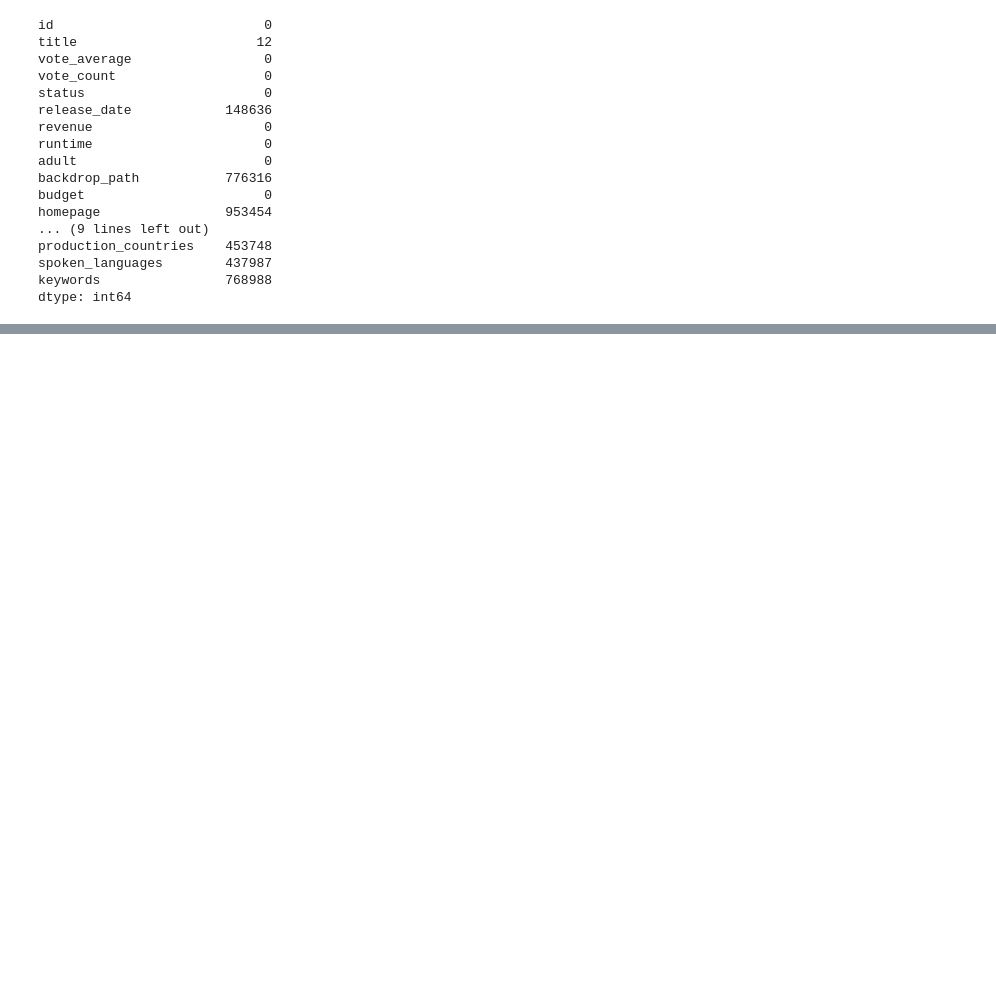
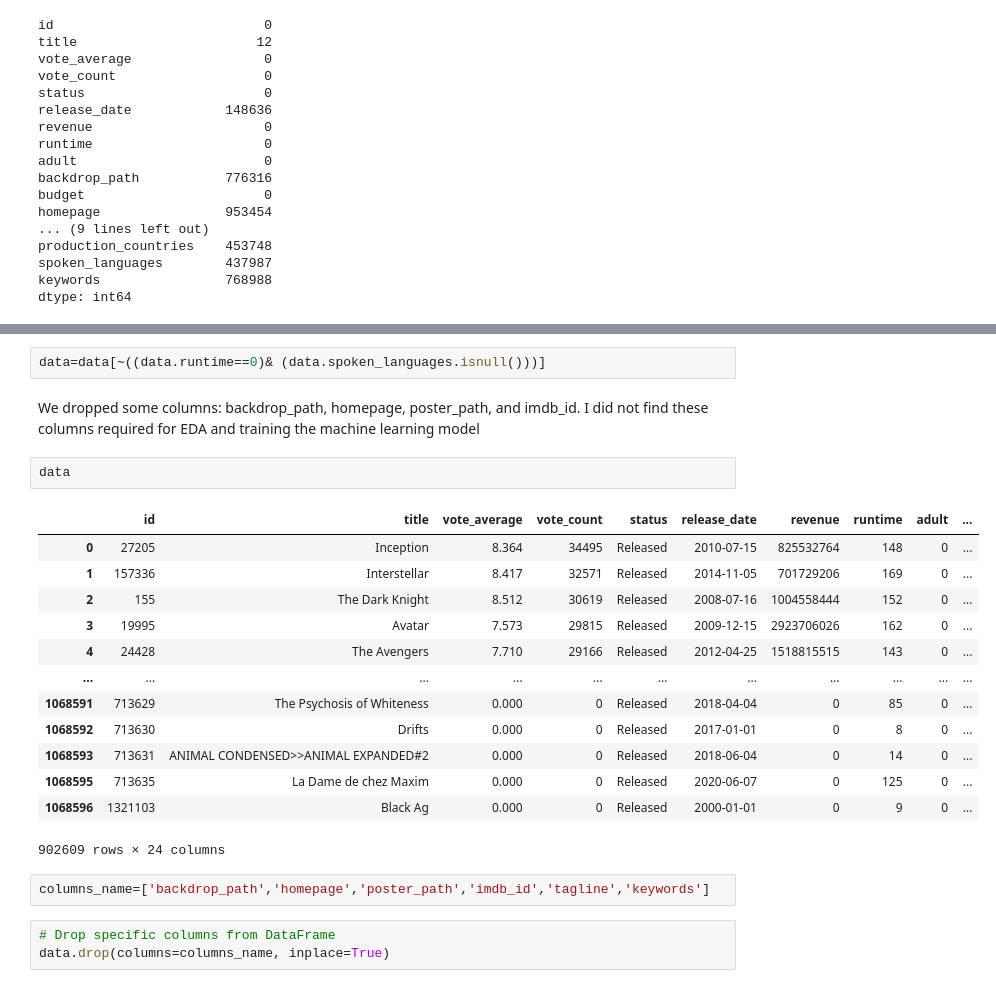
Before and after one commit to Amantyagidatascientist/moviesrecommendationsystem, a Jupyter notebook: Notebook/EDA_MOVIES.ipynb, the cells around one changed output, grey strips where cells are left out. Drawn from its saved outputs; the diff is of its cells as text; blank space fills up the shorter version.

```diff
--- a/Notebook/EDA_MOVIES.ipynb
+++ b/Notebook/EDA_MOVIES.ipynb
@@ -93,0 +195,25 @@ dtype: int64
+# %%
+data=data[~((data.runtime==0)& (data.spoken_languages.isnull()))]
+# %% [markdown]
+We dropped some columns: backdrop_path, homepage, poster_path, and imdb_id. I did not find these columns required for EDA and training the machine learning model
+# %%
+data
+# %% [output]
+|  | id | title | vote_average | vote_count | status | release_date | revenue | runtime | adult | ... |
+| 0 | 27205 | Inception | 8.364 | 34495 | Released | 2010-07-15 | 825532764 | 148 | 0 | ... |
+| 1 | 157336 | Interstellar | 8.417 | 32571 | Released | 2014-11-05 | 701729206 | 169 | 0 | ... |
+| 2 | 155 | The Dark Knight | 8.512 | 30619 | Released | 2008-07-16 | 1004558444 | 152 | 0 | ... |
+| 3 | 19995 | Avatar | 7.573 | 29815 | Released | 2009-12-15 | 2923706026 | 162 | 0 | ... |
+| 4 | 24428 | The Avengers | 7.710 | 29166 | Released | 2012-04-25 | 1518815515 | 143 | 0 | ... |
+| ... | ... | ... | ... | ... | ... | ... | ... | ... | ... | ... |
+| 1068591 | 713629 | The Psychosis of Whiteness | 0.000 | 0 | Released | 2018-04-04 | 0 | 85 | 0 | ... |
+| 1068592 | 713630 | Drifts | 0.000 | 0 | Released | 2017-01-01 | 0 | 8 | 0 | ... |
+| 1068593 | 713631 | ANIMAL CONDENSED>>ANIMAL EXPANDED#2 | 0.000 | 0 | Released | 2018-06-04 | 0 | 14 | 0 | ... |
+| 1068595 | 713635 | La Dame de chez Maxim | 0.000 | 0 | Released | 2020-06-07 | 0 | 125 | 0 | ... |
+| 1068596 | 1321103 | Black Ag | 0.000 | 0 | Released | 2000-01-01 | 0 | 9 | 0 | ... |
+902609 rows × 24 columns
+# %%
+columns_name=['backdrop_path','homepage','poster_path','imdb_id','tagline','keywords']
+# %%
+# Drop specific columns from DataFrame
+data.drop(columns=columns_name, inplace=True)
```
Also changed, not shown: parts of 24 cells of this notebook.
